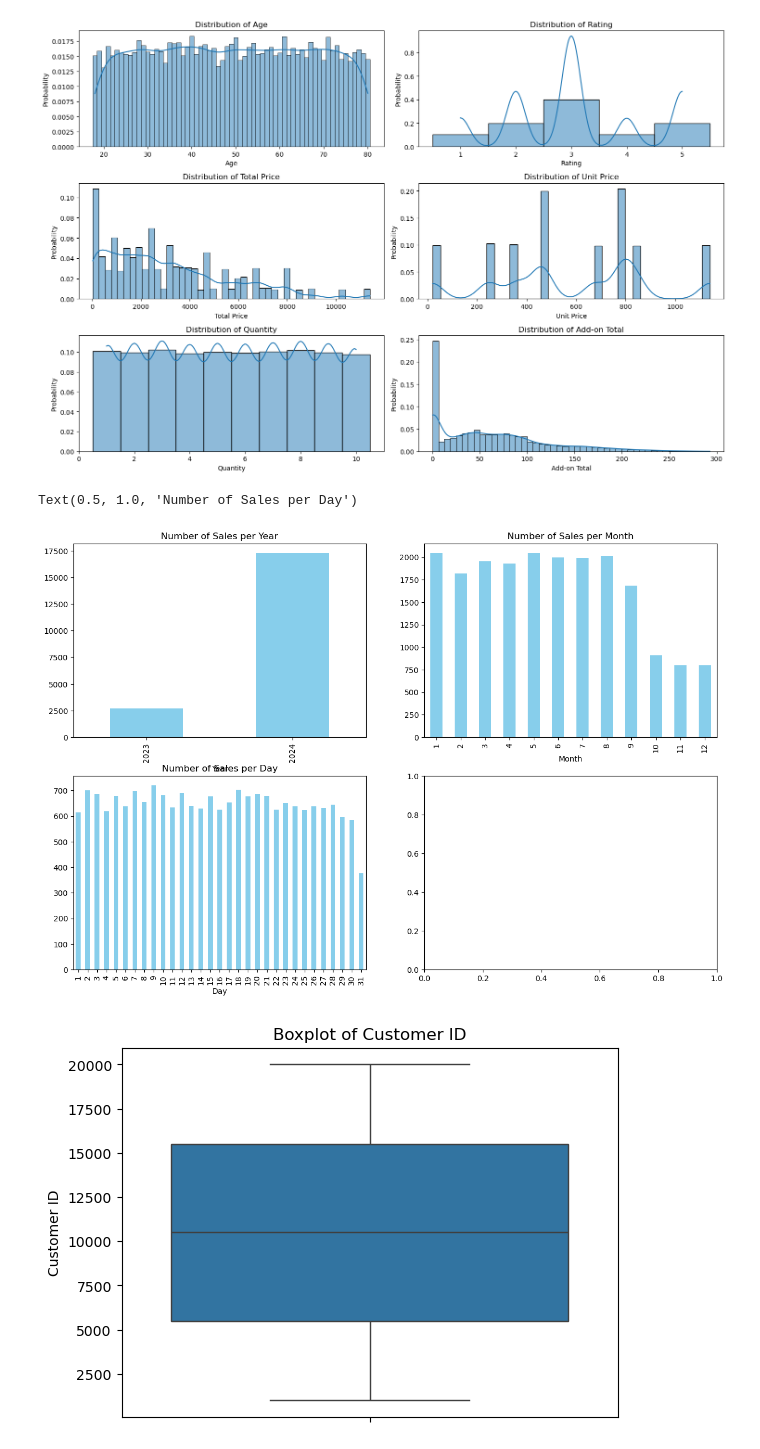
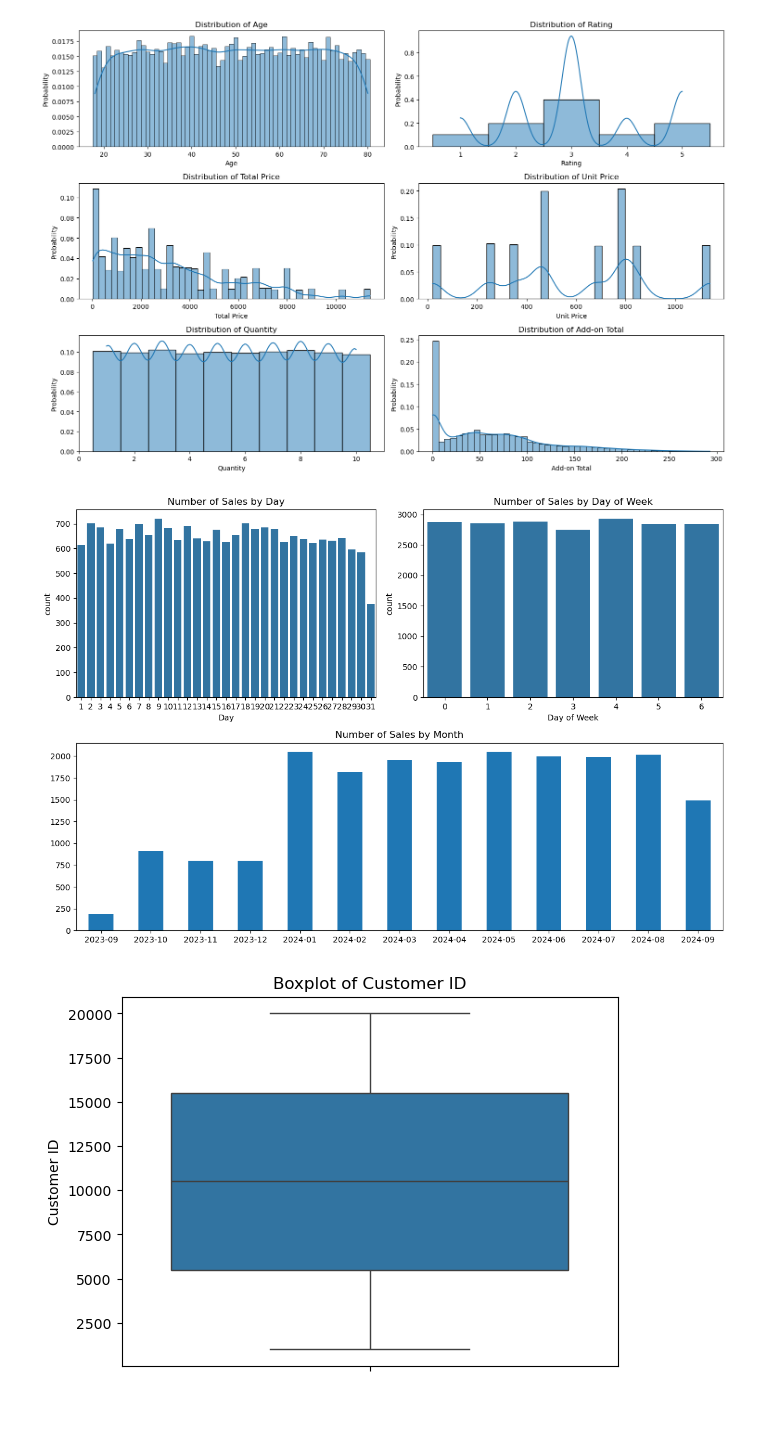
Before and after one commit to LtnLinh/CSC17104-Programming-for-Data-Science, a Jupyter notebook: Notebook.ipynb, the cells around one changed output. Saved outputs shown, nothing was run; the diff lists cells and outputs as text; code cells hidden in the pictures; blank space fills up the shorter version.

```diff
--- a/Notebook.ipynb
+++ b/Notebook.ipynb
@@ -191,31 +194,33 @@ plt.tight_layout()
 plt.show()
 # %% [output]
 [figure]
-# %%
-# Plot cho Purchase Date
-sales_df['Purchase Date'] = pd.to_datetime(sales_df['Purchase Date'])
-sales_df['Year'] = sales_df['Purchase Date'].dt.year
-sales_df['Month'] = sales_df['Purchase Date'].dt.month
-sales_df['Day'] = sales_df['Purchase Date'].dt.day
-sales_df['Day of Week'] = sales_df['Purchase Date'].dt.dayofweek
-sales_df['Hour'] = sales_df['Purchase Date'].dt.hour
-
-fig, axes = plt.subplots(2, 2, figsize=(15, 10))
-
-# 1. Biểu đồ số lượng bán hàng theo năm
-sales_df.groupby('Year')['Customer ID'].count().plot(kind='bar', ax=axes[0, 0], color='skyblue')
-axes[0, 0].set_title('Number of Sales per Year')
-
-# 2. Biểu đồ số lượng bán hàng theo tháng
-sales_df.groupby('Month')['Customer ID'].count().plot(kind='bar', ax=axes[0, 1], color='skyblue')
-axes[0, 1].set_title('Number of Sales per Month')
-
-# 3. Biểu đồ số lượng bán hàng theo ngày
-sales_df.groupby('Day')['Customer ID'].count().plot(kind='bar', ax=axes[1, 0], color='skyblue')
-axes[1, 0].set_title('Number of Sales per Day')
-# %% [output]
-Text(0.5, 1.0, 'Number of Sales per Day')
-[figure, removed]
+# %%
+# Plot cho Purchase Date
+eda_df = sales_df.copy()
+eda_df['Purchase Date'] = pd.to_datetime(eda_df['Purchase Date'])
+eda_df['Year'] = eda_df['Purchase Date'].dt.year
+eda_df['Month'] = eda_df['Purchase Date'].dt.month
+eda_df['Day'] = eda_df['Purchase Date'].dt.day
+eda_df['Day of Week'] = eda_df['Purchase Date'].dt.dayofweek
+eda_df["yyyy-mm"] = eda_df["Purchase Date"].dt.to_period('M')
+
+fig, axd = plt.subplot_mosaic([['A', 'B'],
+                               ['C', 'C']],
+                              figsize=(12, 8), layout="constrained")
+
+sns.countplot(x='Day', data=eda_df, ax=axd['A'])
+axd['A'].set_title('Number of Sales by Day')
+
+sns.countplot(x='Day of Week', data=eda_df, ax=axd['B'])
+axd['B'].set_title('Number of Sales by Day of Week')
+
+eda_df['yyyy-mm'].value_counts().sort_index().plot(kind='bar', ax=axd['C'], rot=0)
+axd['C'].set_title('Number of Sales by Month')
+
+plt.tight_layout()
+plt.show()
+# %% [output]
+[figure, added]
 # %%
 # 2. Box plot cho biến số
 for i, col in enumerate(numeric_cols):
```
Also changed, not shown: parts of 4 cells of this notebook.
